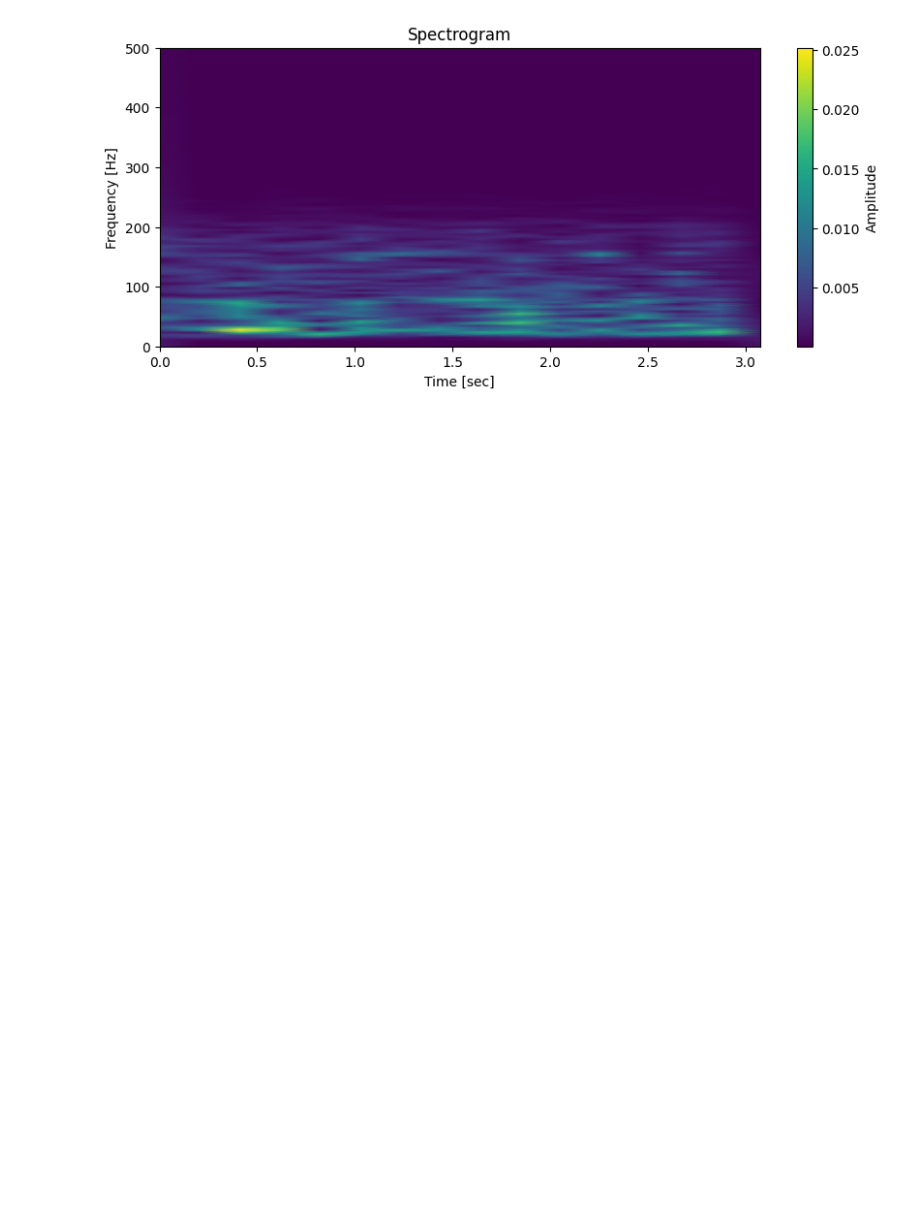
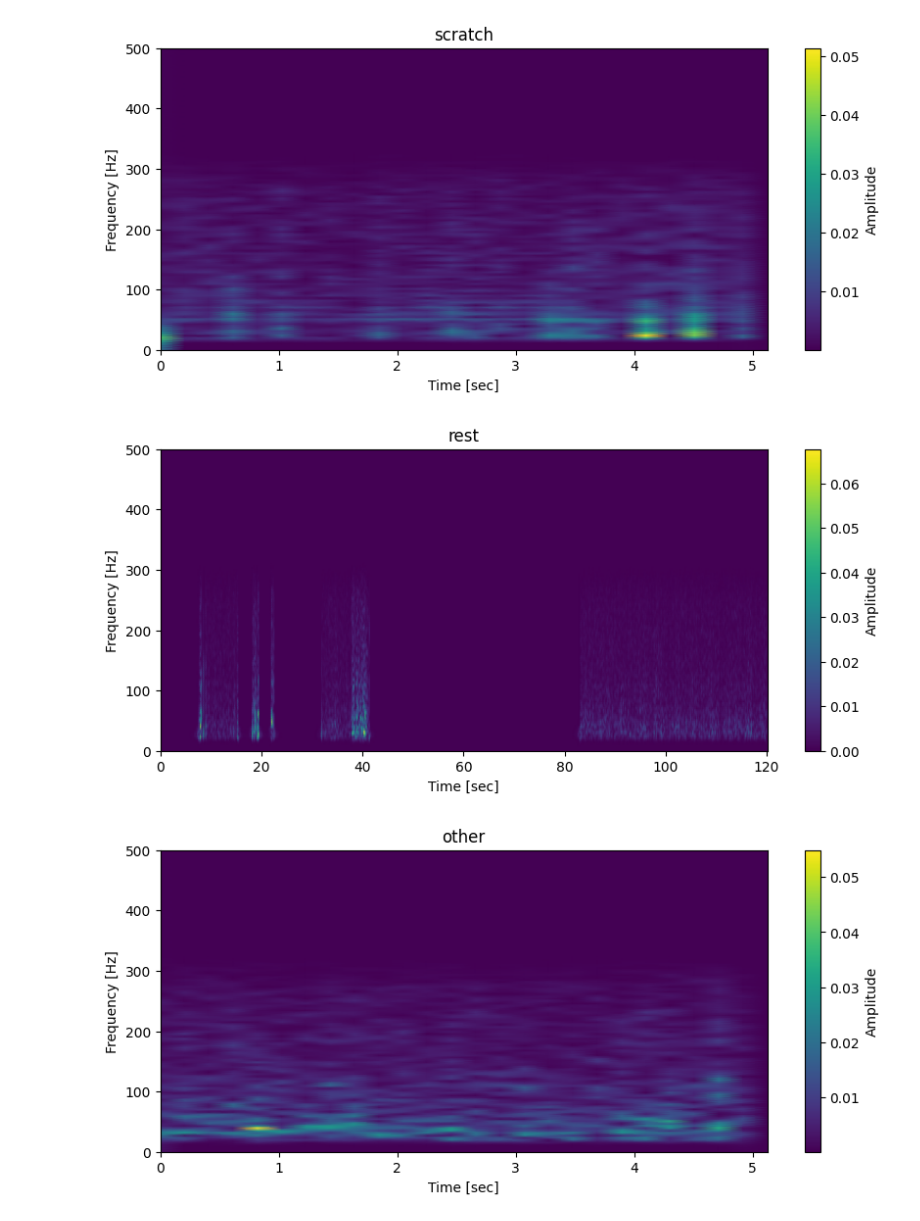
Before and after one commit to Aryanaut/ecz-ware, a Jupyter notebook: training/myoware_testing.ipynb, the cells around one changed output. Cells and saved outputs as stored; diff of their text form; code cells hidden in the pictures; blank space fills up the shorter version.

```diff
--- a/training/myoware_testing.ipynb
+++ b/training/myoware_testing.ipynb
@@ -26,7 +48,7 @@ def normalize(data):
     data = (data - data.min()) / (data.max() - data.min())
     return data
 
-def bandpass_filter(data, lowcut=20.0, highcut=200.0, fs=1000.0, order=4):
+def bandpass_filter(data, lowcut=20.0, highcut=300.0, fs=1000.0, order=4):
     nyq = 0.5 * fs
     b, a = butter(order, [lowcut/nyq, highcut/nyq], btype='band')
     return filtfilt(b, a, data)
@@ -67,3 +89,18 @@ def get_spectrogram(data: np.ndarray):
     spectrogram = tf.squeeze(spectrogram, -1)
     # spectrogram.set_shape((129, 124))
     return spectrogram
+# %%
+
+
+aryan_rest = cleanup(aryan_rest)[:]
+
+f, t, spec = stft_full(aryan_rest, useNp=True)
+
+plt.figure(figsize=(10, 4))
+plt.pcolormesh(t, f, spec, shading='gouraud')
+plt.title('rest')
+plt.ylabel('Frequency [Hz]')
+plt.xlabel('Time [sec]')
+plt.colorbar(label='Amplitude')  # limit frequency range to make plot clearer
+# plt.savefig('scratch_data_800Hz.png')
+plt.show()
@@ -70,17 +109,48 @@ def get_spectrogram(data: np.ndarray):
 # %%
-current_array = rest_np[:]
+"""
 
-current_array = cleanup(current_array)
+vishal_scratch = cleanup(vishal_scratch)
+vishal_rest = cleanup(vishal_rest)
+vishal_other = cleanup(vishal_other)
 
-f, t, spec = stft_full(current_array, sampling_rate=1000, useNp=True)
+"""
+
+aryan_scratch = cleanup(aryan_scratch)[-5000:]
+aryan_rest = cleanup(aryan_rest)
+aryan_other = cleanup(aryan_other)[-5000:]
+
+f1, t1, spec_scratch = stft_full(aryan_scratch, sampling_rate=1000, useNp=True)
+f2, t2, spec_rest = stft_full(aryan_rest, sampling_rate=1000, useNp=True)
+f3, t3, spec_other = stft_full(aryan_other, sampling_rate=1000, useNp=True)
+
 
 plt.figure(figsize=(10, 4))
-plt.pcolormesh(t, f, spec, shading='gouraud')
-plt.title('Spectrogram')
+plt.pcolormesh(t1, f1, spec_scratch, shading='gouraud')
+plt.title('scratch')
 plt.ylabel('Frequency [Hz]')
 plt.xlabel('Time [sec]')
 plt.colorbar(label='Amplitude')  # limit frequency range to make plot clearer
 # plt.savefig('scratch_data_800Hz.png')
 plt.show()
+
+plt.figure(figsize=(10, 4))
+plt.pcolormesh(t2, f2, spec_rest, shading='gouraud')
+plt.title('rest')
+plt.ylabel('Frequency [Hz]')
+plt.xlabel('Time [sec]')
+plt.colorbar(label='Amplitude')  # limit frequency range to make plot clearer
+# plt.savefig('scratch_data_800Hz.png')
+plt.show()
+
+plt.figure(figsize=(10, 4))
+plt.pcolormesh(t3, f3, spec_other, shading='gouraud')
+plt.title('other')
+plt.ylabel('Frequency [Hz]')
+plt.xlabel('Time [sec]')
+plt.colorbar(label='Amplitude')  # limit frequency range to make plot clearer
+# plt.savefig('scratch_data_800Hz.png')
+plt.show()
 # %% [output]
-[figure, old version]
+[figure, new version]
+[figure, added]
+[figure, added]
```
Also changed, not shown: parts of 2 cells of this notebook, 27 other files.
